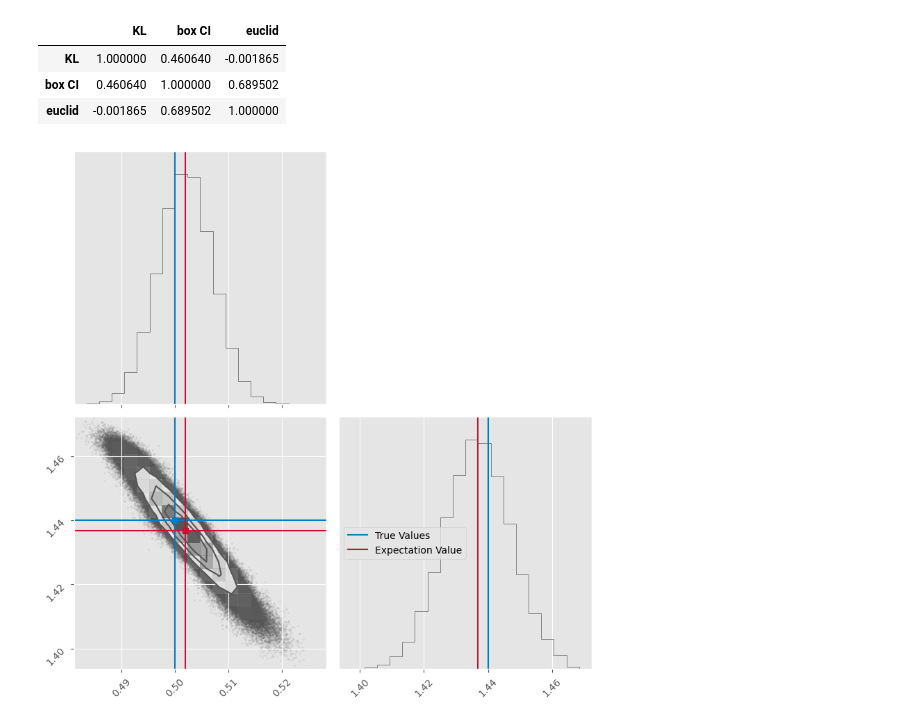
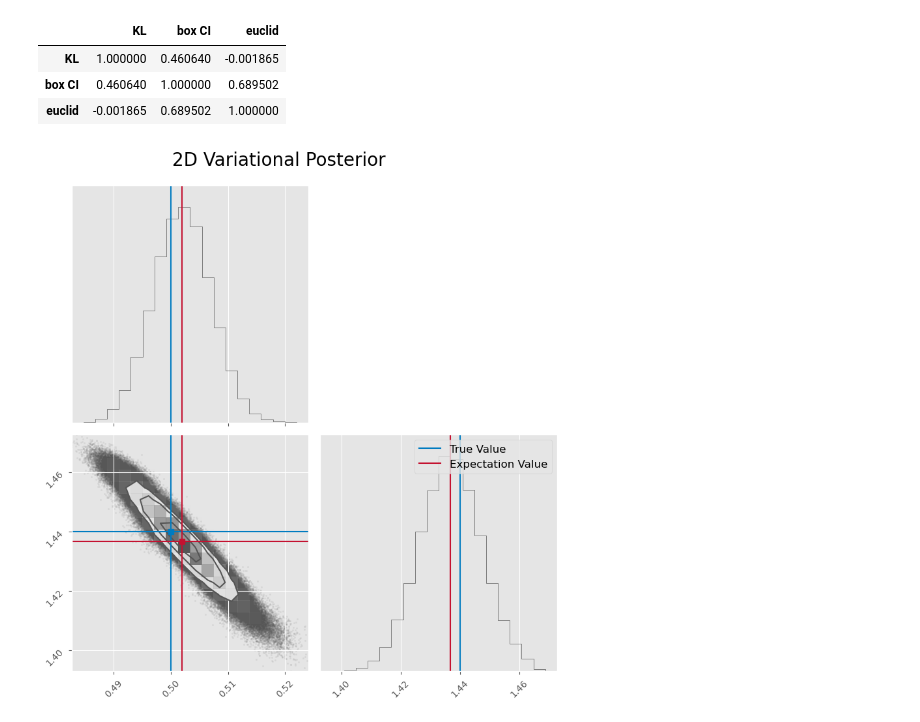
Before and after one commit to valentine-alia/BPE, a Jupyter notebook: concatenating_experiment/concatenating_stuff.ipynb, the cells around one changed output. Saved outputs shown, nothing was run; the diff lists cells and outputs as text; code cells hidden in the pictures.

Commit message:
plotts

```diff
--- a/concatenating_experiment/concatenating_stuff.ipynb
+++ b/concatenating_experiment/concatenating_stuff.ipynb
@@ -566,3 +566,4 @@ import corner
 # %%
 truth[0]
 moment = vp20.moments()[0]
+Xs, _ = vp20.sample(int(1e6))
@@ -569,18 +572,19 @@ moment = vp20.moments()[0]
 # %%
 plt.style.use("ggplot")
 # use red first, then blue then green for single plots
 red = "#C41230"
 blue  = "#007BC0"
 green = "#009647"
 fig = plt.figure(figsize=(10,10))
 fig = corner.corner(Xs,fig = fig)
 
-corner.overplot_lines(fig, truth, color=blue, label = "True Values")
+corner.overplot_lines(fig, truth, color=blue, label = "True Value")
 corner.overplot_points(fig, truth[None], marker="s", color=blue)
 corner.overplot_lines(fig, moment, color=red, label = "Expectation Value")
 corner.overplot_points(fig, moment[None], marker="s", color=red)
-plt.legend()
+plt.legend(loc = "upper right", fontsize = 12)
+plt.suptitle('2D Variational Posterior', fontsize = 20)
 
 plt.show()
 # %% [output]
-[figure, old version]
+[figure, new version]
```
Also changed, not shown: parts of 5 cells of this notebook, 56 other files.
